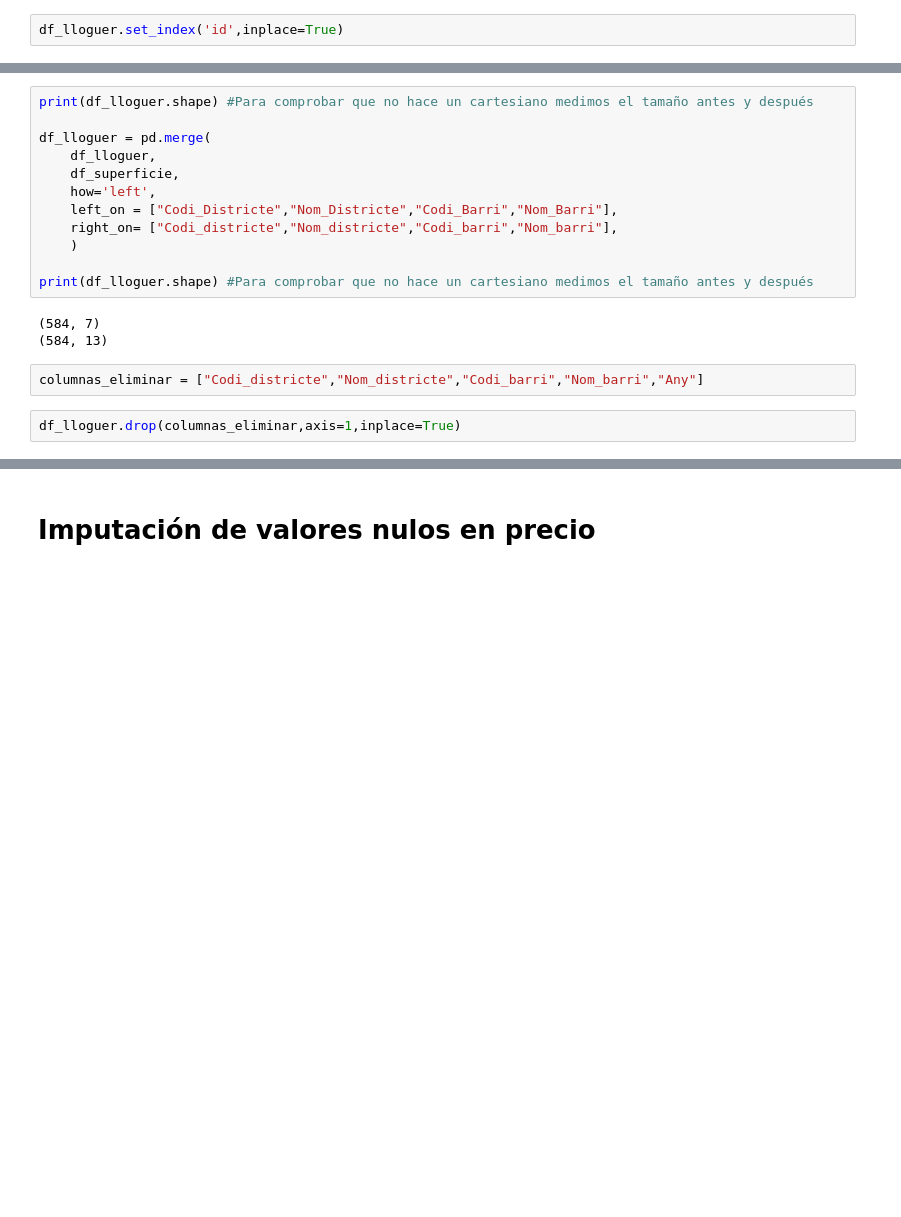
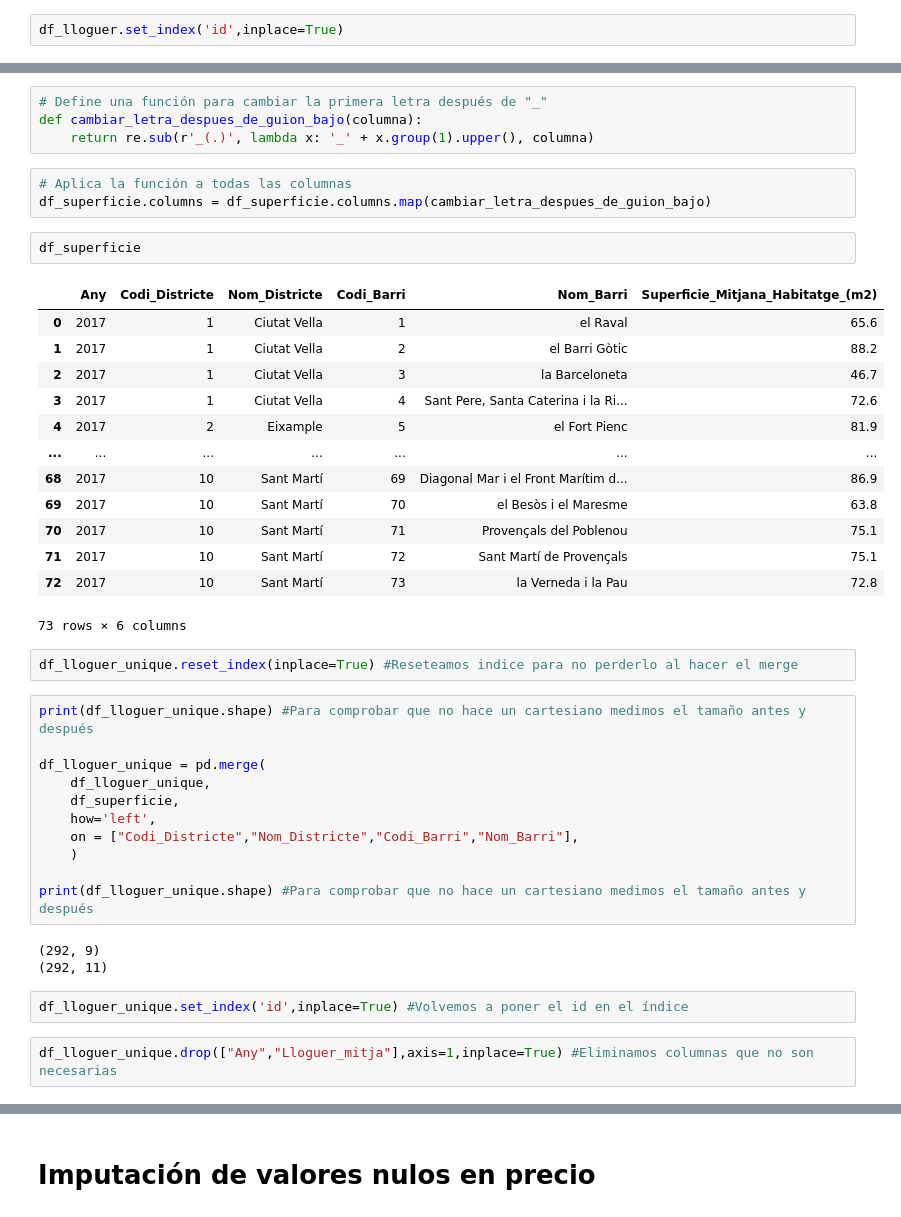
Before and after one commit to Sergiochueco/Hackato_JUMP2DIGITAL, a Jupyter notebook: EDA.ipynb, the cells around one changed output, grey strips where cells are left out. Drawn from its saved outputs; the diff is of its cells as text; blank space fills up the shorter version.

```diff
--- a/EDA.ipynb
+++ b/EDA.ipynb
@@ -395,19 +418,43 @@ df_lloguer[(df_lloguer['Codi_Barri']==1)&(df_lloguer['Codi_Districte']==1)]
+# %%
+# Define una función para cambiar la primera letra después de "_"
+def cambiar_letra_despues_de_guion_bajo(columna):
+    return re.sub(r'_(.)', lambda x: '_' + x.group(1).upper(), columna)
+# %%
+# Aplica la función a todas las columnas
+df_superficie.columns = df_superficie.columns.map(cambiar_letra_despues_de_guion_bajo)
+# %%
+df_superficie
+# %% [output]
+|  | Any | Codi_Districte | Nom_Districte | Codi_Barri | Nom_Barri | Superficie_Mitjana_Habitatge_(m2) |
+| 0 | 2017 | 1 | Ciutat Vella | 1 | el Raval | 65.6 |
+| 1 | 2017 | 1 | Ciutat Vella | 2 | el Barri Gòtic | 88.2 |
+| 2 | 2017 | 1 | Ciutat Vella | 3 | la Barceloneta | 46.7 |
+| 3 | 2017 | 1 | Ciutat Vella | 4 | Sant Pere, Santa Caterina i la Ri... | 72.6 |
+| 4 | 2017 | 2 | Eixample | 5 | el Fort Pienc | 81.9 |
+| ... | ... | ... | ... | ... | ... | ... |
+| 68 | 2017 | 10 | Sant Martí | 69 | Diagonal Mar i el Front Marítim d... | 86.9 |
+| 69 | 2017 | 10 | Sant Martí | 70 | el Besòs i el Maresme | 63.8 |
+| 70 | 2017 | 10 | Sant Martí | 71 | Provençals del Poblenou | 75.1 |
+| 71 | 2017 | 10 | Sant Martí | 72 | Sant Martí de Provençals | 75.1 |
+| 72 | 2017 | 10 | Sant Martí | 73 | la Verneda i la Pau | 72.8 |
+73 rows × 6 columns
+# %%
+df_lloguer_unique.reset_index(inplace=True) #Reseteamos indice para no perderlo al hacer el merge
 # %%
-print(df_lloguer.shape) #Para comprobar que no hace un cartesiano medimos el tamaño antes y después
+print(df_lloguer_unique.shape) #Para comprobar que no hace un cartesiano medimos el tamaño antes y después
 
-df_lloguer = pd.merge(
-    df_lloguer,
+df_lloguer_unique = pd.merge(
+    df_lloguer_unique,
     df_superficie,
     how='left',
-    left_on = ["Codi_Districte","Nom_Districte","Codi_Barri","Nom_Barri"],
-    right_on= ["Codi_districte","Nom_districte","Codi_barri","Nom_barri"],
+    on = ["Codi_Districte","Nom_Districte","Codi_Barri","Nom_Barri"],
     )
 
-print(df_lloguer.shape) #Para comprobar que no hace un cartesiano medimos el tamaño antes y después
+print(df_lloguer_unique.shape) #Para comprobar que no hace un cartesiano medimos el tamaño antes y después
 # %% [output]
-(584, 7)
-(584, 13)
+(292, 9)
+(292, 11)
-# %%
-columnas_eliminar = ["Codi_districte","Nom_districte","Codi_barri","Nom_barri","Any"]
+# %%
+df_lloguer_unique.set_index('id',inplace=True) #Volvemos a poner el id en el índice
 # %%
-df_lloguer.drop(columnas_eliminar,axis=1,inplace=True)
+df_lloguer_unique.drop(["Any","Lloguer_mitja"],axis=1,inplace=True) #Eliminamos columnas que no son necesarias
```
Also changed, not shown: parts of 41 cells of this notebook.
